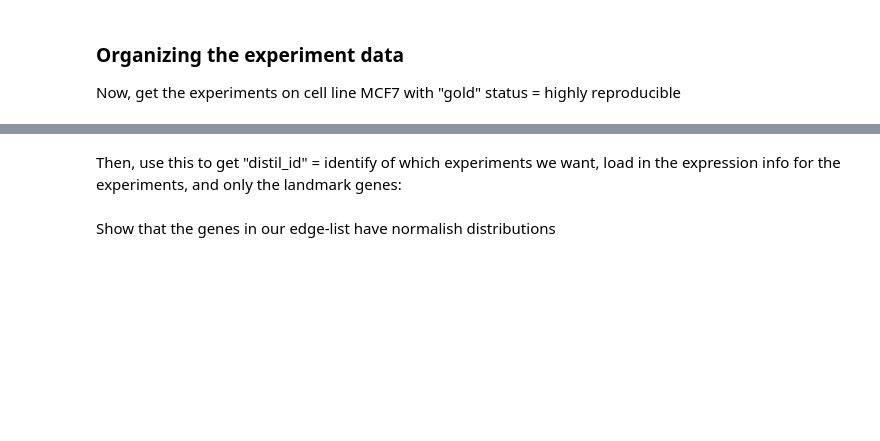
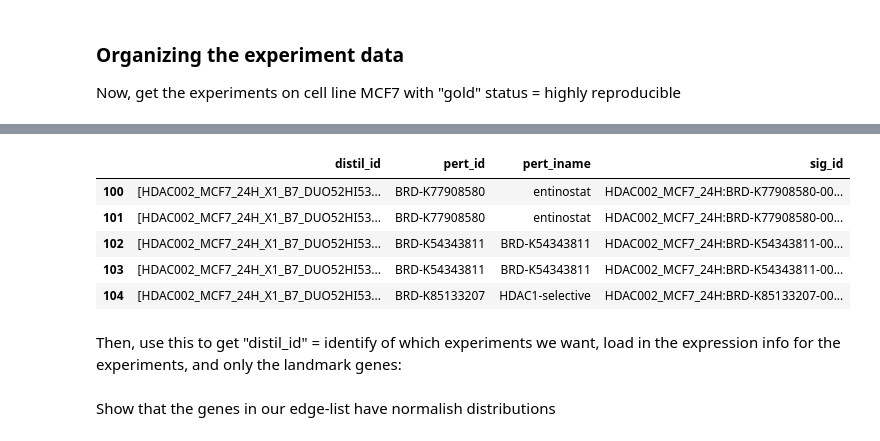
Before and after one commit to RDMelamed/writeups, a Jupyter notebook: 02.06_svm_edges.ipynb, the cells around one changed output, grey strips where cells are left out. Saved outputs shown, nothing was run; the diff lists cells and outputs as text; code cells hidden in the pictures; blank space fills up the shorter version.

```diff
--- a/02.06_svm_edges.ipynb
+++ b/02.06_svm_edges.ipynb
@@ -44 +73,10 @@ goldmcf.to_pickle('gold_mcf7.pkl')
+# %%
+goldmcf.iloc[100:105,:]
+# %% [output]
+|  | distil_id | pert_id | pert_iname | sig_id |
+| 100 | [HDAC002_MCF7_24H_X1_B7_DUO52HI53... | BRD-K77908580 | entinostat | HDAC002_MCF7_24H:BRD-K77908580-00... |
+| 101 | [HDAC002_MCF7_24H_X1_B7_DUO52HI53... | BRD-K77908580 | entinostat | HDAC002_MCF7_24H:BRD-K77908580-00... |
+| 102 | [HDAC002_MCF7_24H_X1_B7_DUO52HI53... | BRD-K54343811 | BRD-K54343811 | HDAC002_MCF7_24H:BRD-K54343811-00... |
+| 103 | [HDAC002_MCF7_24H_X1_B7_DUO52HI53... | BRD-K54343811 | BRD-K54343811 | HDAC002_MCF7_24H:BRD-K54343811-00... |
+| 104 | [HDAC002_MCF7_24H_X1_B7_DUO52HI53... | BRD-K85133207 | HDAC1-selective | HDAC002_MCF7_24H:BRD-K85133207-00... |
 # %%
```
Also changed, not shown: parts of 19 cells of this notebook.
